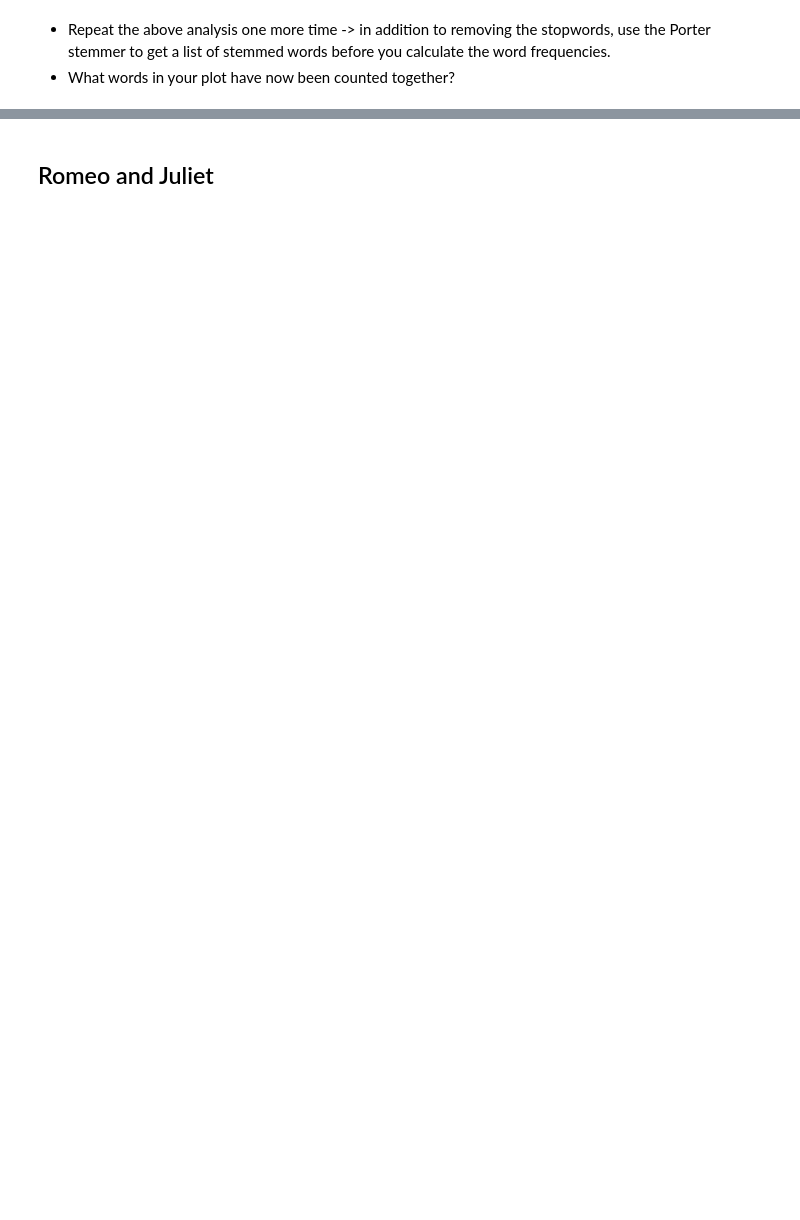
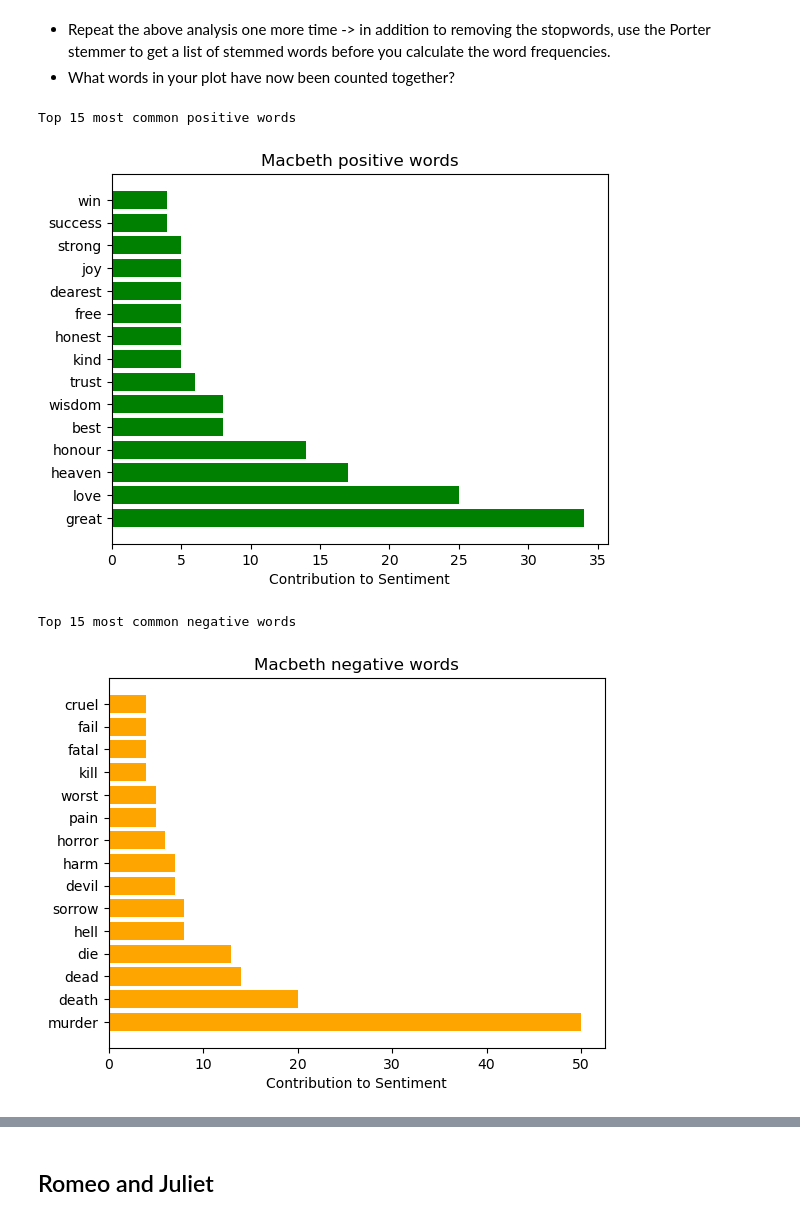
Before and after one commit to haripuduru/csx4501, a Jupyter notebook: Assignment-08.ipynb, the cells around one changed output, grey strips where cells are left out. Cells and saved outputs as stored; diff of their text form; code cells hidden in the pictures; blank space fills up the shorter version.

```diff
--- a/Assignment-08.ipynb
+++ b/Assignment-08.ipynb
@@ -158,3 +220,66 @@ The word list we created from Macbeth did not have the stopwords removed.
 * What words in your plot have now been counted together?
 # %%
 # Code:
+macbeth_stemmed=[]
+ps = PorterStemmer()
+for w in macbeth_words_stop:
+    macbeth_stemmed.append(ps.stem(w))
+#print(macbeth_stemmed)
+
+positivewords_stemmed = []
+negativewords_stemmed = []
+
+for i in macbeth_stemmed:
+
+    p_scores=sia.polarity_scores(i)
+    if (p_scores['compound'])>=0.5:
+        positivewords_stemmed.append(i)
+    elif (p_scores['compound'])<=-0.5:
+        negativewords_stemmed.append(i)
+
+
+print('Top 15 most common positive words')
+positive15 = nltk.FreqDist(positivewords_stemmed).most_common(15)
+
+x_pos_stemmed=[]
+y_pos_stemmed=[]
+for i in positive15:
+    x_pos_stemmed.append(i[0])
+    y_pos_stemmed.append(i[1])
+
+plt.rcdefaults()
+fig, ax = plt.subplots()
+
+
+
+
+ax.barh(x_pos_stemmed,y_pos_stemmed, align='center',color= 'green')
+
+ax.set_xlabel('Contribution to Sentiment')
+ax.set_title('Macbeth positive words')
+plt.show()
+print('Top 15 most common negative words')
+negative15 = nltk.FreqDist(negativewords_stemmed).most_common(15)
+
+x_neg_stemmed=[]
+y_neg_stemmed=[]
+for i in negative15:
+    x_neg_stemmed.append(i[0])
+    y_neg_stemmed.append(i[1])
+
+plt.rcdefaults()
+fig, ax = plt.subplots()
+
+
+ax.barh(x_neg_stemmed,y_neg_stemmed, align='center',color= 'orange')
+
+
+ax.set_xlabel('Contribution to Sentiment')
+ax.set_title('Macbeth negative words')
+plt.show()
+##print(negative15)
+# %% [output]
+Top 15 most common positive words
+[figure, added]
+Top 15 most common negative words
+[figure, added]
```
Also changed, not shown: parts of 8 cells of this notebook.
